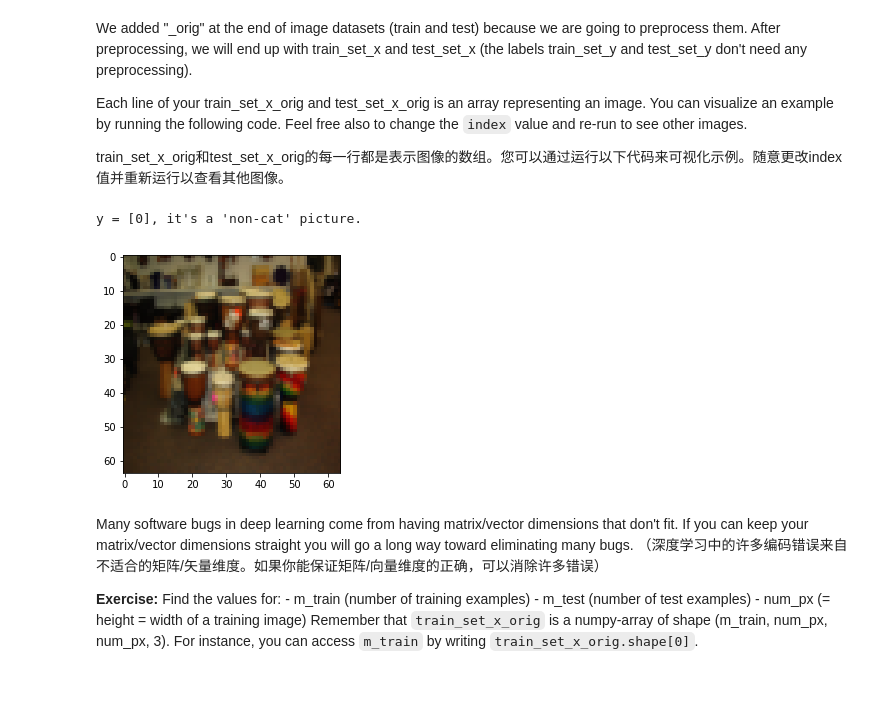
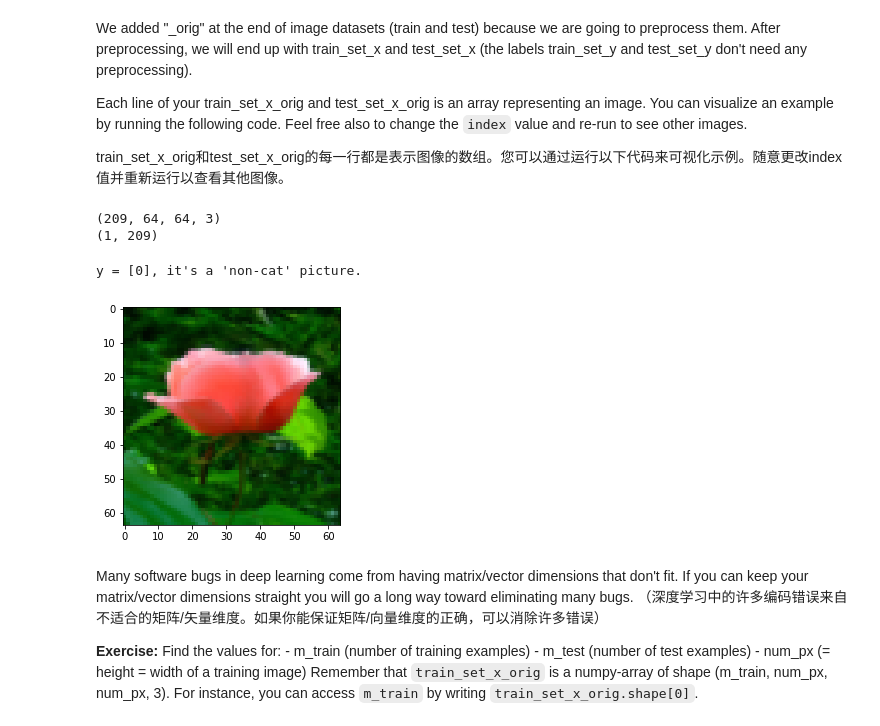
Before and after one commit to AllenW1116/AndrewNg_deeplearning-series_homework, a Jupyter notebook: 1 神经网络与深度学习/Week2 神经网络基础/assignment2/assignment2_2.ipynb, the cells around one changed output. Cells and saved outputs as stored; diff of their text form; code cells hidden in the pictures; blank space fills up the shorter version.

```diff
--- a/1 神经网络与深度学习/Week2 神经网络基础/assignment2/assignment2_2.ipynb
+++ b/1 神经网络与深度学习/Week2 神经网络基础/assignment2/assignment2_2.ipynb
@@ -70,14 +68,20 @@ We added "_orig" at the end of image datasets (train and test) because we are go
 Each line of your train_set_x_orig and test_set_x_orig is an array representing an image. You can visualize an example by running the following code. Feel free also to change the `index` value and re-run to see other images.
 
 train_set_x_orig和test_set_x_orig的每一行都是表示图像的数组。您可以通过运行以下代码来可视化示例。随意更改index值并重新运行以查看其他图像。
+# %%
+print(train_set_x_orig.shape) #(209, 64, 64, 3) 209张图片，每一张像素64*64，3原色
+print(train_set_y.shape) #(1, 209)
+# %% [output]
+(209, 64, 64, 3)
+(1, 209)
 # %%
 # Example of a picture
-index = 5
-plt.imshow(train_set_x_orig[index])
+index = 3
+plt.imshow(train_set_x_orig[index]) #imshow函数的入口参数就是一个martix（64，64，3）。
 print ("y = " + str(train_set_y[:, index]) + ", it's a '" + classes[np.squeeze(train_set_y[:, index])].decode("utf-8") +  "' picture.")
 # %% [output]
 y = [0], it's a 'non-cat' picture.
-[figure, old version]
+[figure, new version]
 # %% [markdown]
 Many software bugs in deep learning come from having matrix/vector dimensions that don't fit. If you can keep your matrix/vector dimensions straight you will go a long way toward eliminating many bugs. （深度学习中的许多编码错误来自不适合的矩阵/矢量维度。如果你能保证矩阵/向量维度的正确，可以消除许多错误）
 
```
Also changed, not shown: parts of 10 cells of this notebook.
